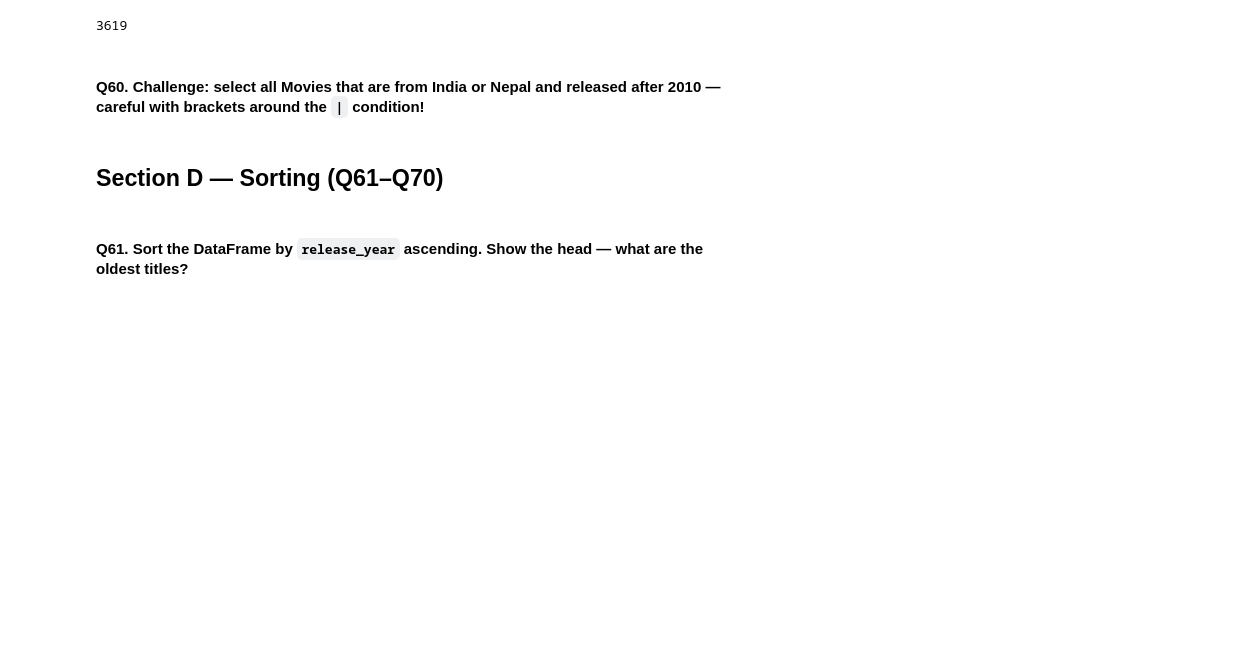
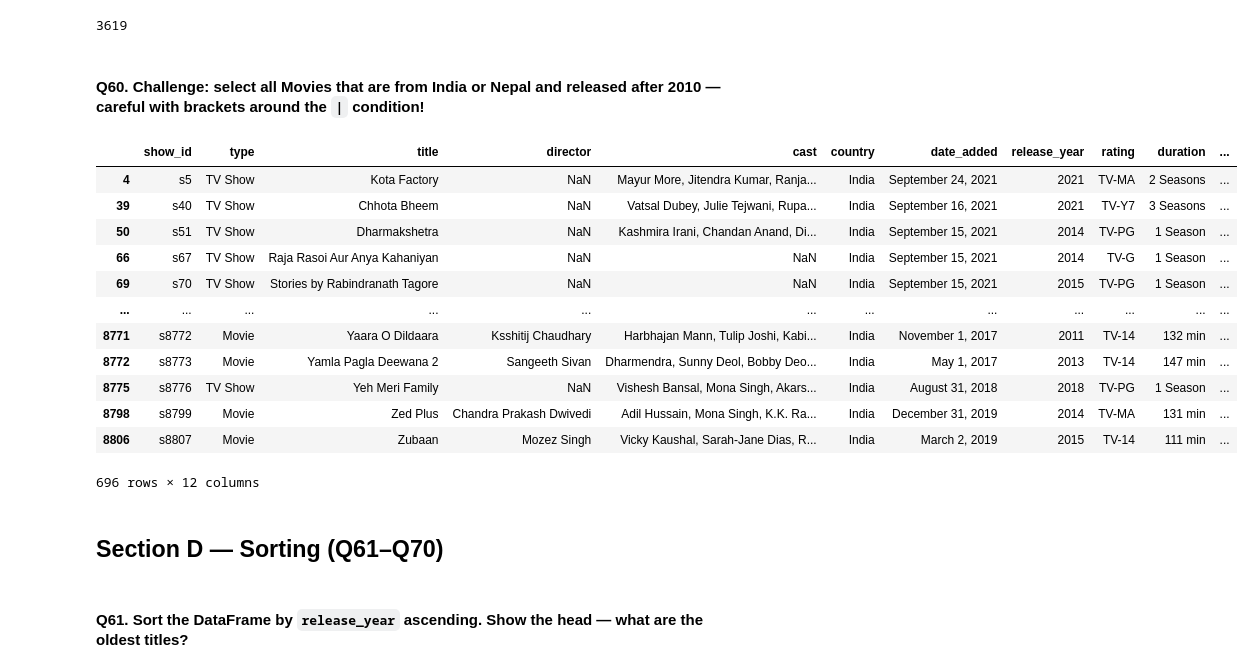
Before and after one commit to Crazy-shrabin/Pandas_revison_self, a Jupyter notebook: netflix_125_question_workbook.ipynb, the cells around one changed output. Cells and saved outputs as stored; diff of their text form; code cells hidden in the pictures; blank space fills up the shorter version.

```diff
--- a/netflix_125_question_workbook.ipynb
+++ b/netflix_125_question_workbook.ipynb
@@ -904,3 +900,23 @@ print(count)
+# %%
+# Your answer here
+df[
+    ((df['country'] == 'India') | (df['country'] == 'Nepal')) &
+    (df['release_year'] > 2010)
+]
+# %% [output]
+|  | show_id | type | title | director | cast | country | date_added | release_year | rating | duration | ... |
+| 4 | s5 | TV Show | Kota Factory | NaN | Mayur More, Jitendra Kumar, Ranja... | India | September 24, 2021 | 2021 | TV-MA | 2 Seasons | ... |
+| 39 | s40 | TV Show | Chhota Bheem | NaN | Vatsal Dubey, Julie Tejwani, Rupa... | India | September 16, 2021 | 2021 | TV-Y7 | 3 Seasons | ... |
+| 50 | s51 | TV Show | Dharmakshetra | NaN | Kashmira Irani, Chandan Anand, Di... | India | September 15, 2021 | 2014 | TV-PG | 1 Season | ... |
+| 66 | s67 | TV Show | Raja Rasoi Aur Anya Kahaniyan | NaN | NaN | India | September 15, 2021 | 2014 | TV-G | 1 Season | ... |
+| 69 | s70 | TV Show | Stories by Rabindranath Tagore | NaN | NaN | India | September 15, 2021 | 2015 | TV-PG | 1 Season | ... |
+| ... | ... | ... | ... | ... | ... | ... | ... | ... | ... | ... | ... |
+| 8771 | s8772 | Movie | Yaara O Dildaara | Ksshitij Chaudhary | Harbhajan Mann, Tulip Joshi, Kabi... | India | November 1, 2017 | 2011 | TV-14 | 132 min | ... |
+| 8772 | s8773 | Movie | Yamla Pagla Deewana 2 | Sangeeth Sivan | Dharmendra, Sunny Deol, Bobby Deo... | India | May 1, 2017 | 2013 | TV-14 | 147 min | ... |
+| 8775 | s8776 | TV Show | Yeh Meri Family | NaN | Vishesh Bansal, Mona Singh, Akars... | India | August 31, 2018 | 2018 | TV-PG | 1 Season | ... |
+| 8798 | s8799 | Movie | Zed Plus | Chandra Prakash Dwivedi | Adil Hussain, Mona Singh, K.K. Ra... | India | December 31, 2019 | 2014 | TV-MA | 131 min | ... |
+| 8806 | s8807 | Movie | Zubaan | Mozez Singh | Vicky Kaushal, Sarah-Jane Dias, R... | India | March 2, 2019 | 2015 | TV-14 | 111 min | ... |
+696 rows × 12 columns
 # %% [markdown]
 ## Section D — Sorting (Q61–Q70)
 # %% [markdown]
```
Also changed, not shown: parts of 48 cells of this notebook.
